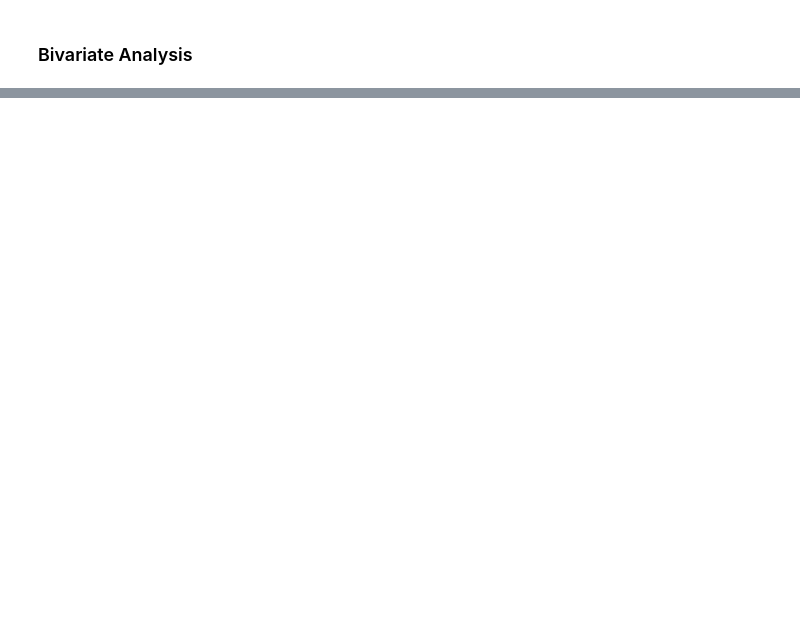
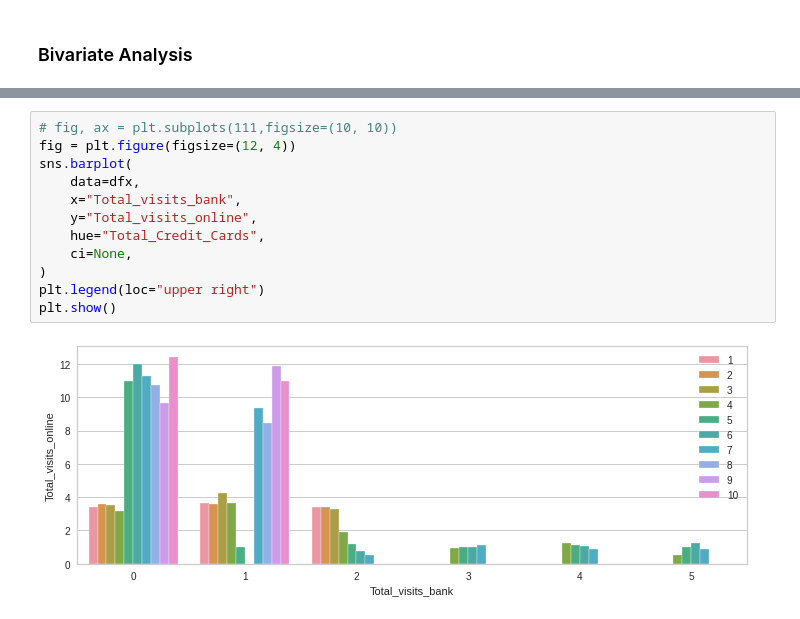
Before and after one commit to milind69/milind69, a Jupyter notebook: all_bank_customer_segmentation.ipynb, the cells around one changed output, grey strips where cells are left out. Drawn from its saved outputs; the diff is of its cells as text; blank space fills up the shorter version.

```diff
--- a/all_bank_customer_segmentation.ipynb
+++ b/all_bank_customer_segmentation.ipynb
@@ -482,3 +485,17 @@ sns.heatmap(dfx.corr(), vmin=-1, vmax=1, annot=True, cmap=cm.Accent_r)
 <AxesSubplot:>
 [figure]
 [interactive output not drawn]
+# %%
+# fig, ax = plt.subplots(111,figsize=(10, 10))
+fig = plt.figure(figsize=(12, 4))
+sns.barplot(
+    data=dfx,
+    x="Total_visits_bank",
+    y="Total_visits_online",
+    hue="Total_Credit_Cards",
+    ci=None,
+)
+plt.legend(loc="upper right")
+plt.show()
+# %% [output]
+[figure, added]
```
Also changed, not shown: parts of 6 cells of this notebook.
